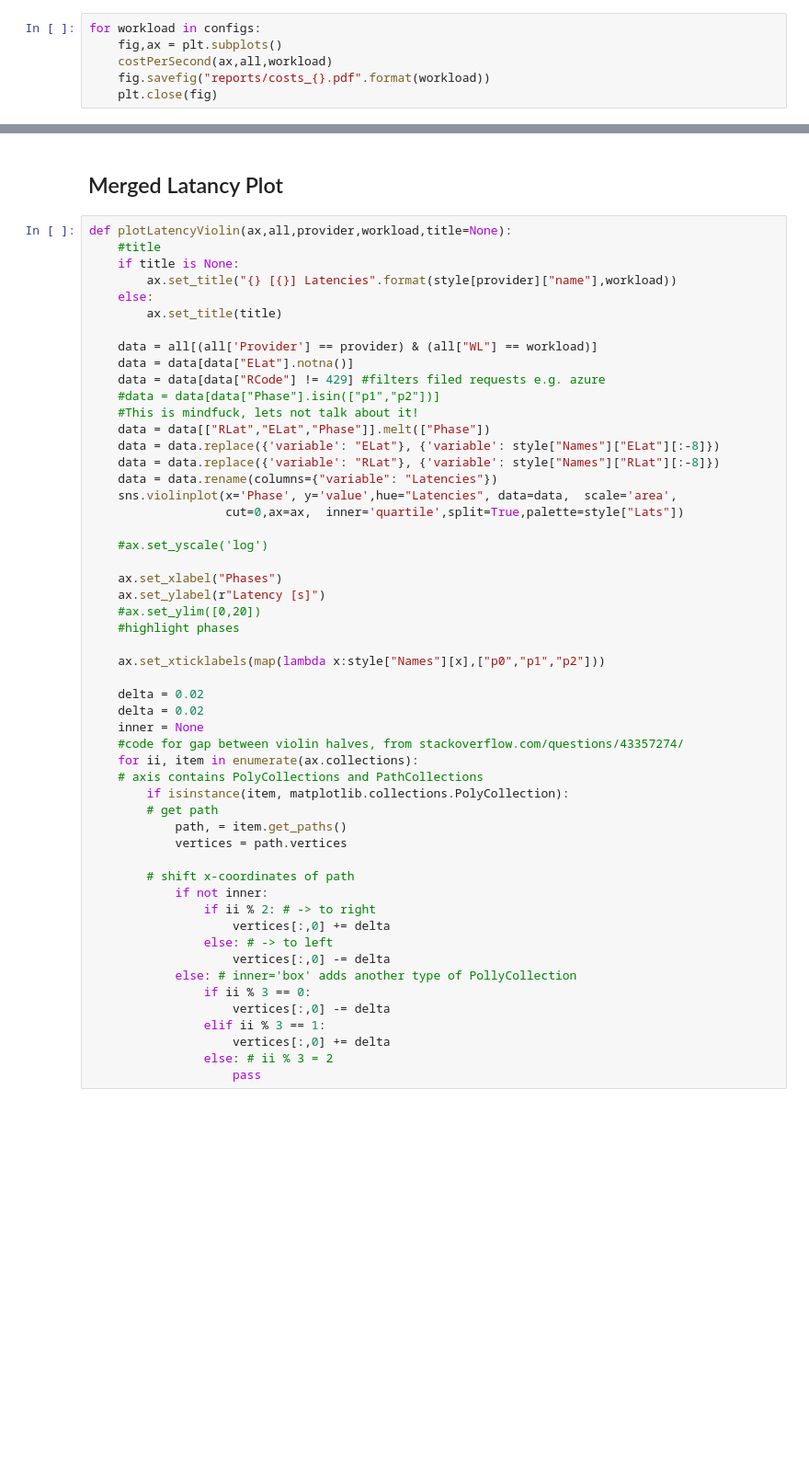
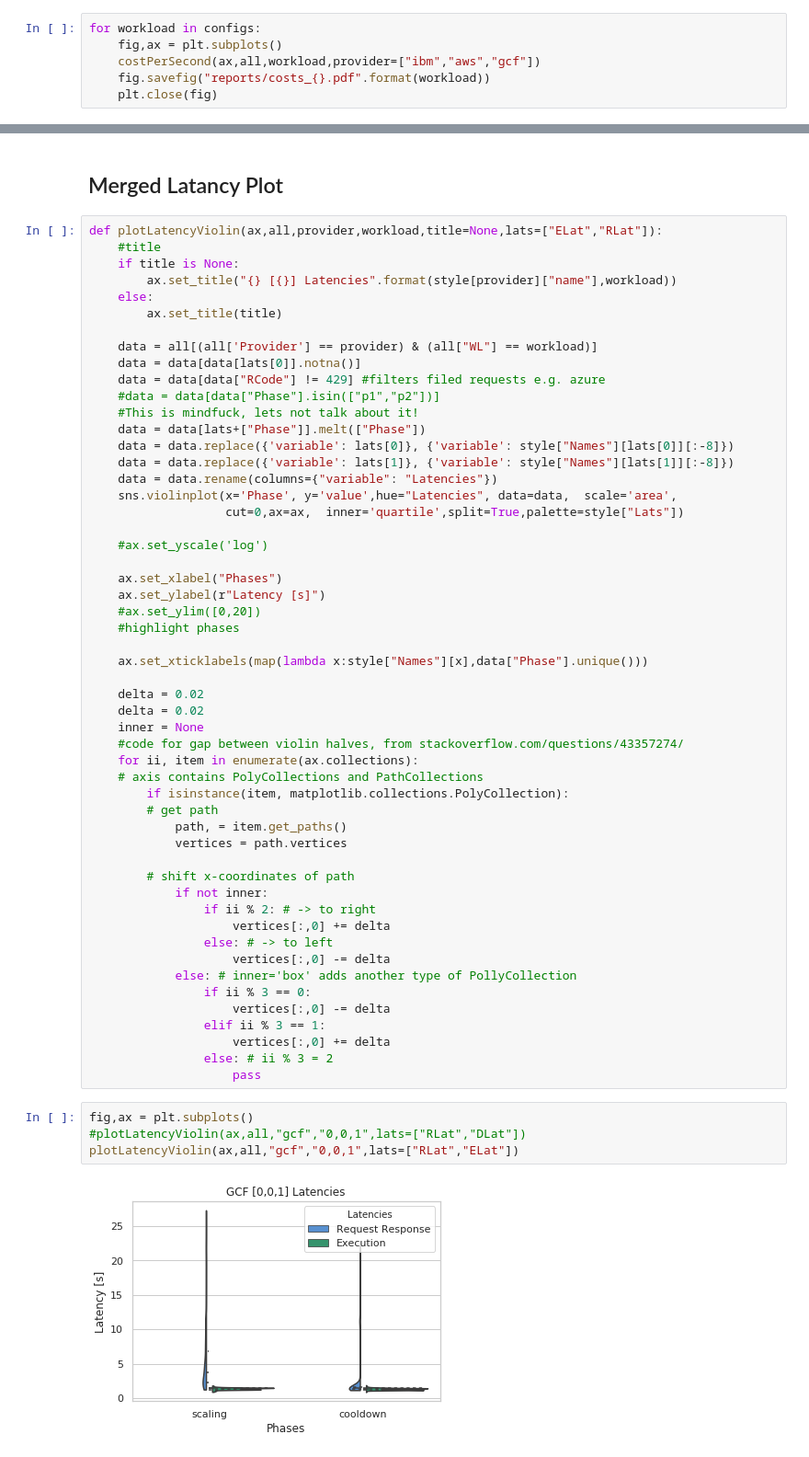
Before and after one commit to tawalaya/FaaSElasticityEngineering, a Jupyter notebook: SW-Analysis.ipynb, the cells around one changed output, grey strips where cells are left out. Shown at 92% size. Drawn from its saved outputs; the diff is of its cells as text; blank space fills up the shorter version.

```diff
--- a/SW-Analysis.ipynb
+++ b/SW-Analysis.ipynb
@@ -231,7 +236,7 @@ def costPerSecond(ax,all,workload,providers=["aws","azure","ibm","gcf"],title=No
 # %%
 for workload in configs:
     fig,ax = plt.subplots()
-    costPerSecond(ax,all,workload)
+    costPerSecond(ax,all,workload,provider=["ibm","aws","gcf"])
     fig.savefig("reports/costs_{}.pdf".format(workload))
     plt.close(fig)
 # %% [markdown]
@@ -403,7 +408,7 @@ thruputPerSecond(ax,all,"azure","0,0,1",False)
 # %% [markdown]
 ## Merged Latancy Plot
 # %%
-def plotLatencyViolin(ax,all,provider,workload,title=None):
+def plotLatencyViolin(ax,all,provider,workload,title=None,lats=["ELat","RLat"]):
     #title
     if title is None:
         ax.set_title("{} [{}] Latencies".format(style[provider]["name"],workload))
@@ -411,13 +416,13 @@ def plotLatencyViolin(ax,all,provider,workload,title=None):
         ax.set_title(title)
 
     data = all[(all['Provider'] == provider) & (all["WL"] == workload)]
-    data = data[data["ELat"].notna()]
+    data = data[data[lats[0]].notna()]
     data = data[data["RCode"] != 429] #filters filed requests e.g. azure
     #data = data[data["Phase"].isin(["p1","p2"])]
     #This is mindfuck, lets not talk about it!
-    data = data[["RLat","ELat","Phase"]].melt(["Phase"])
-    data = data.replace({'variable': "ELat"}, {'variable': style["Names"]["ELat"][:-8]})
-    data = data.replace({'variable': "RLat"}, {'variable': style["Names"]["RLat"][:-8]})
+    data = data[lats+["Phase"]].melt(["Phase"])
+    data = data.replace({'variable': lats[0]}, {'variable': style["Names"][lats[0]][:-8]})
+    data = data.replace({'variable': lats[1]}, {'variable': style["Names"][lats[1]][:-8]})
     data = data.rename(columns={"variable": "Latencies"})
     sns.violinplot(x='Phase', y='value',hue="Latencies", data=data,  scale='area',
                    cut=0,ax=ax,  inner='quartile',split=True,palette=style["Lats"])
@@ -429,7 +434,7 @@ def plotLatencyViolin(ax,all,provider,workload,title=None):
     #ax.set_ylim([0,20])
     #highlight phases
 
-    ax.set_xticklabels(map(lambda x:style["Names"][x],["p0","p1","p2"]))
+    ax.set_xticklabels(map(lambda x:style["Names"][x],data["Phase"].unique()))
 
     delta = 0.02
     delta = 0.02
@@ -455,3 +460,9 @@ def plotLatencyViolin(ax,all,provider,workload,title=None):
                     vertices[:,0] += delta
                 else: # ii % 3 = 2
                     pass
+# %%
+fig,ax = plt.subplots()
+#plotLatencyViolin(ax,all,"gcf","0,0,1",lats=["RLat","DLat"])
+plotLatencyViolin(ax,all,"gcf","0,0,1",lats=["RLat","ELat"])
+# %% [output]
+[figure, added]
```
Also changed, not shown: parts of 8 cells of this notebook, 41 other files.
